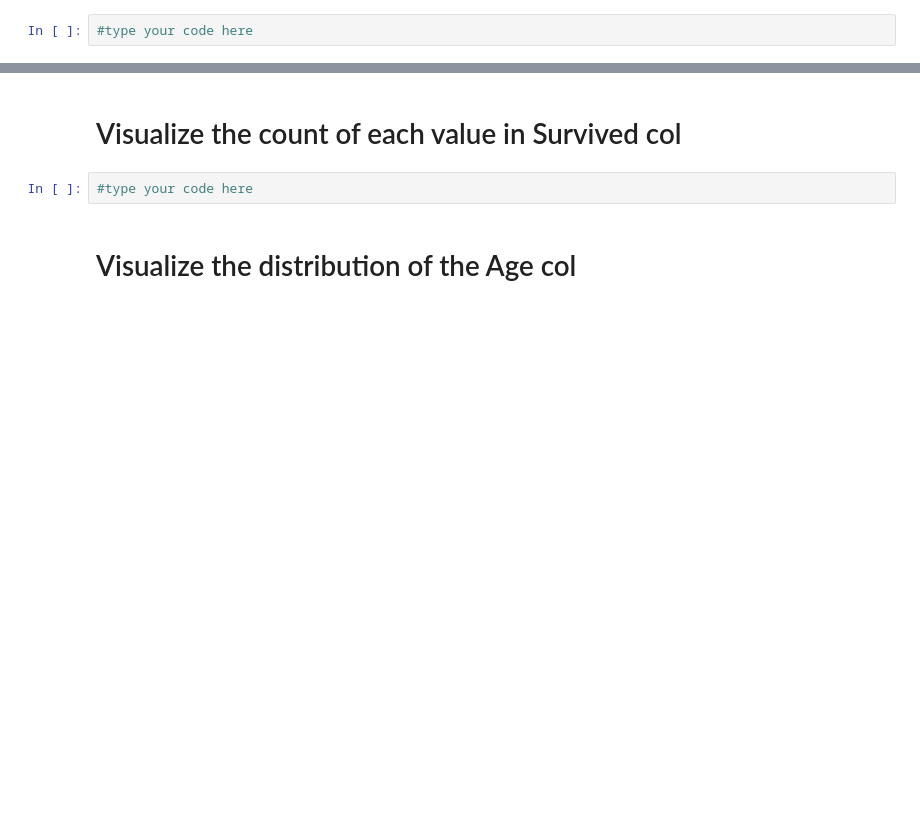
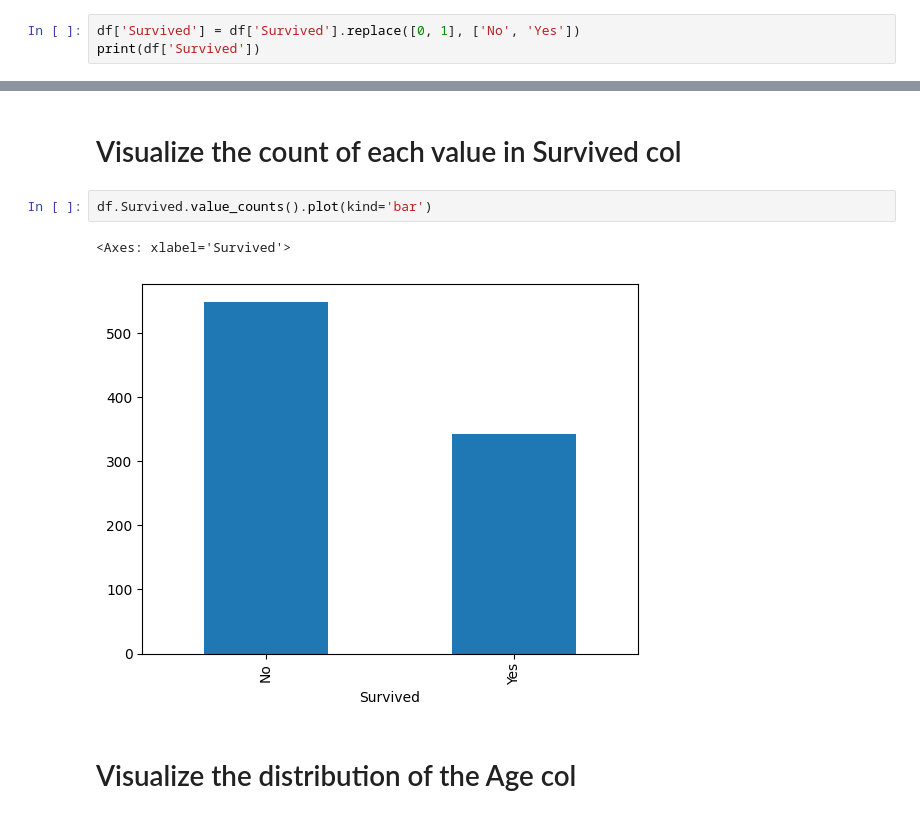
Before and after one commit to SHADIC20003/AMIT_Assignments, a Jupyter notebook: Data Science/Project/Data Science Project.ipynb, the cells around one changed output, grey strips where cells are left out. Drawn from its saved outputs; the diff is of its cells as text; blank space fills up the shorter version.

```diff
--- a/Data Science/Project/Data Science Project.ipynb
+++ b/Data Science/Project/Data Science Project.ipynb
@@ -51,4 +154,5 @@ Lets try to drop some of the columns which many not contribute much to our machi
 # %% [markdown]
 # Replace 0 with No and 1 with Yes in Survived col
 # %%
-#type your code here
+df['Survived'] = df['Survived'].replace([0, 1], ['No', 'Yes'])
+print(df['Survived'])
@@ -55,7 +172,10 @@ Lets try to drop some of the columns which many not contribute much to our machi
 # %% [markdown]
 # Visualize the count of each value in Survived col
 # %%
-#type your code here
+df.Survived.value_counts().plot(kind='bar')
+# %% [output]
+<Axes: xlabel='Survived'>
+[figure, added]
 # %% [markdown]
 # Visualize the distribution of the Age col
 # %%
```
Also changed, not shown: parts of 18 cells of this notebook.
